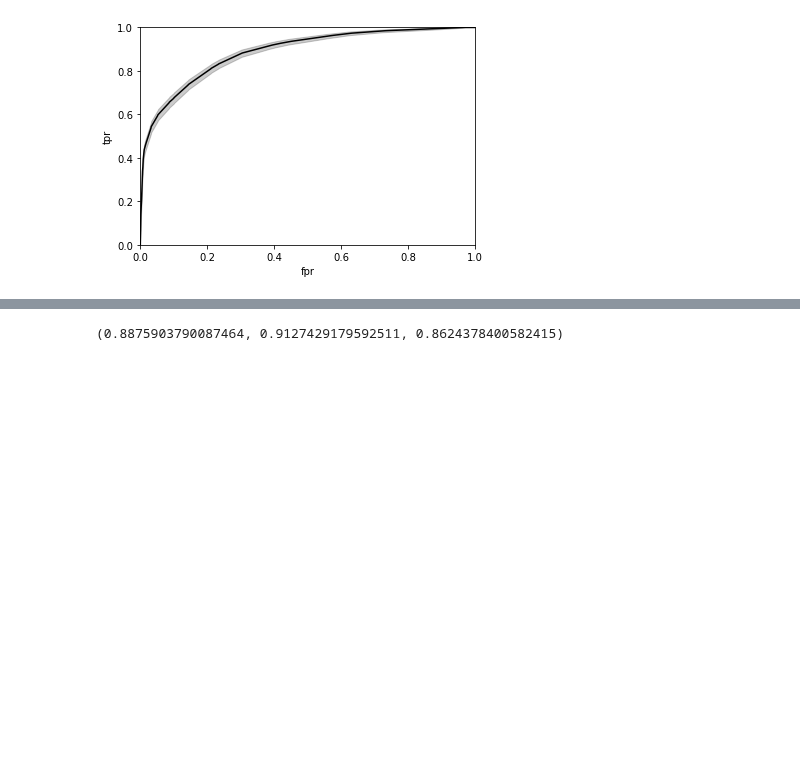
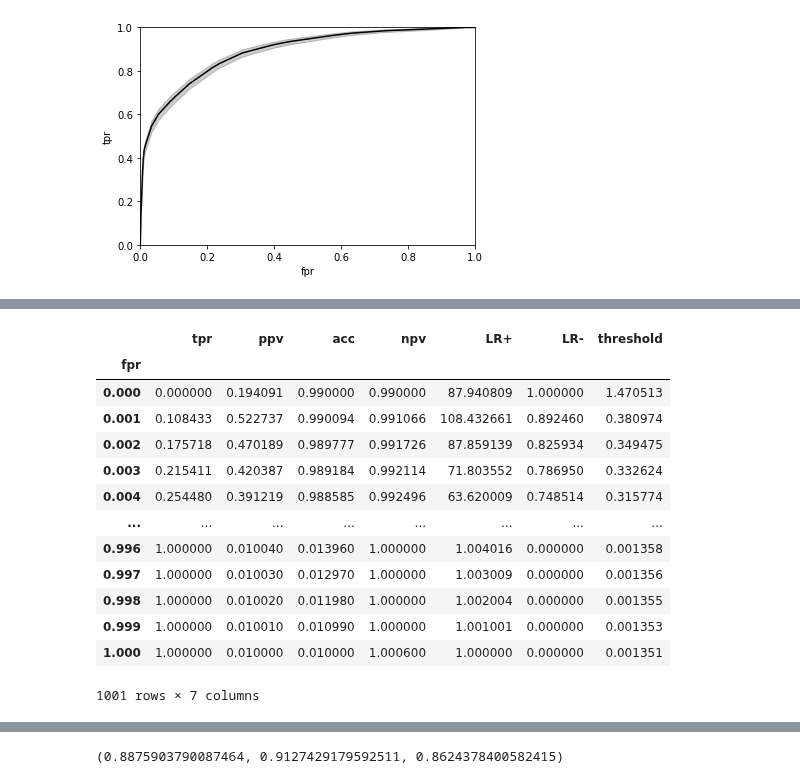
Before and after one commit to zeroknowledgediscovery/zedstat, a Jupyter notebook: examples/example1.ipynb, the cells around one changed output, grey strips where cells are left out. Cells and saved outputs as stored; diff of their text form; code cells hidden in the pictures; blank space fills up the shorter version.

```diff
--- a/examples/example1.ipynb
+++ b/examples/example1.ipynb
@@ -40,0 +67,17 @@ plt.fill_between(x=zt.get()['LR-'], y1=zt.df_lim['U'].ppv,y2=zt.df_lim['L'].ppv,
+# %%
+zt.df_lim['U']
+# %% [output]
+|  | tpr | ppv | acc | npv | LR+ | LR- | threshold |
+| fpr |  |  |  |  |  |  |  |
+| 0.000 | 0.000000 | 0.194091 | 0.990000 | 0.990000 | 87.940809 | 1.000000 | 1.470513 |
+| 0.001 | 0.108433 | 0.522737 | 0.990094 | 0.991066 | 108.432661 | 0.892460 | 0.380974 |
+| 0.002 | 0.175718 | 0.470189 | 0.989777 | 0.991726 | 87.859139 | 0.825934 | 0.349475 |
+| 0.003 | 0.215411 | 0.420387 | 0.989184 | 0.992114 | 71.803552 | 0.786950 | 0.332624 |
+| 0.004 | 0.254480 | 0.391219 | 0.988585 | 0.992496 | 63.620009 | 0.748514 | 0.315774 |
+| ... | ... | ... | ... | ... | ... | ... | ... |
+| 0.996 | 1.000000 | 0.010040 | 0.013960 | 1.000000 | 1.004016 | 0.000000 | 0.001358 |
+| 0.997 | 1.000000 | 0.010030 | 0.012970 | 1.000000 | 1.003009 | 0.000000 | 0.001356 |
+| 0.998 | 1.000000 | 0.010020 | 0.011980 | 1.000000 | 1.002004 | 0.000000 | 0.001355 |
+| 0.999 | 1.000000 | 0.010010 | 0.010990 | 1.000000 | 1.001001 | 0.000000 | 0.001353 |
+| 1.000 | 1.000000 | 0.010000 | 0.010000 | 1.000600 | 1.000000 | 0.000000 | 0.001351 |
+1001 rows × 7 columns
```
Also changed, not shown: parts of 4 cells of this notebook, 8 other files.
